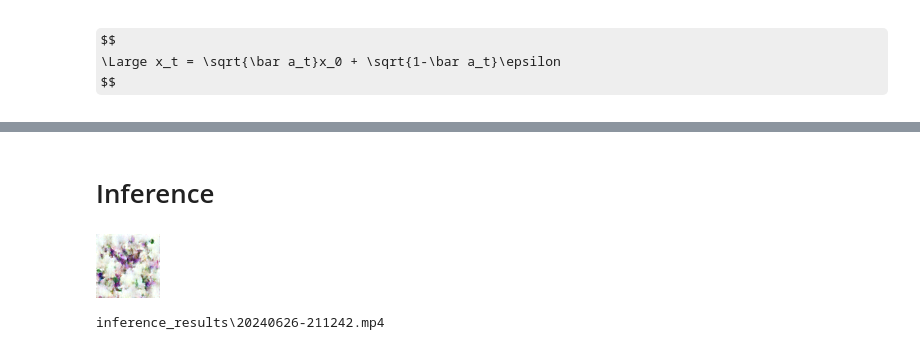
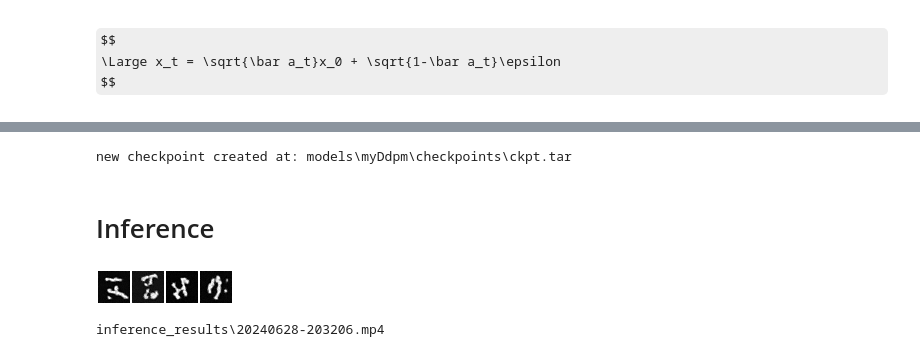
Before and after one commit to Grazvy/Diffusion_Models_demonstration, a Jupyter notebook: DDPM.ipynb, the cells around one changed output, grey strips where cells are left out. Saved outputs shown, nothing was run; the diff lists cells and outputs as text; code cells hidden in the pictures; some formulas as TeX source.

Commit message:
major rebuilt of model handling using uNetManager and further simplification

```diff
--- a/DDPM.ipynb
+++ b/DDPM.ipynb
@@ -152,17 +102,17 @@ Model Checkpoint at: Logs_Checkpoints\checkpoints\version_4
 # Algorithm 1: Training
 
 def train_one_epoch(model, sd, loader, optimizer, scaler, loss_fn, epoch=800,
-                   base_config=BaseConfig(), training_config=TrainingConfig()):
+                   base_config=BaseConfig, training_config=TrainingConfig):
 
     loss_record = MeanMetric()
     model.train()
 
     with tqdm(total=len(loader), dynamic_ncols=True) as tq:
-        tq.set_description(f"Train :: Epoch: {epoch}/{training_config.NUM_EPOCHS}")
+        tq.set_description(f"Train :: Epoch: {epoch}/{training_config['NUM_EPOCHS']}")
 
         for x0s, _ in loader:
             tq.update(1)
-            ts = torch.randint(low=1, high=training_config.TIMESTEPS, size=(x0s.shape[0],), device=base_config.DEVICE)
+            ts = torch.randint(low=1, high=training_config['TIMESTEPS'], size=(x0s.shape[0],), device=base_config['DEVICE'])
             xts, gt_noise = forward_diffusion(sd, x0s, ts)
 
             with amp.autocast():
@@ -264,46 +226,30 @@ KeyboardInterrupt:
+# %%
+m.update_checkpoint(optimizer,scaler,model)
+# %% [output]
+new checkpoint created at: models\myDdpm\checkpoints\ckpt.tar
 # %% [markdown]
 # Inference
 # %%
-model = UNet(
-    input_channels          = TrainingConfig.IMG_SHAPE[0],
-    output_channels         = TrainingConfig.IMG_SHAPE[0],
-    base_channels           = ModelConfig.BASE_CH,
-    base_channels_multiples = ModelConfig.BASE_CH_MULT,
-    apply_attention         = ModelConfig.APPLY_ATTENTION,
-    dropout_rate            = ModelConfig.DROPOUT_RATE,
-    time_multiple           = ModelConfig.TIME_EMB_MULT,
-)
-path = os.path.join(BaseConfig.root_checkpoint_dir,"version_4","ckpt.tar")
-model.load_state_dict(torch.load(path, map_location='cpu')['model'])
-
-model.to(BaseConfig.DEVICE)
-
-sd = SimpleDiffusion(
-    num_diffusion_timesteps = TrainingConfig.TIMESTEPS,
-    img_shape               = TrainingConfig.IMG_SHAPE,
-    device                  = BaseConfig.DEVICE,
-)
-
 log_dir = "inference_results"
 os.makedirs(log_dir, exist_ok=True)
 # %%
 generate_video = True
 
 ext = ".mp4" if generate_video else ".png"
 filename = f"{datetime.now().strftime('%Y%m%d-%H%M%S')}{ext}"
 
 save_path = os.path.join(log_dir, filename)
 
 generate_samples(
     model,
     sd,
-    num_images=8,#16,
+    num_images=4,#16,
     inference_logger=InferenceLogger(generate_video, save_path, nrow=4),
     timesteps=500,
-    img_shape=TrainingConfig.IMG_SHAPE,
-    device=BaseConfig.DEVICE,
+    img_shape=ModelConfig['IMG_SHAPE'],
+    device=BaseConfig['DEVICE'],
 )
 print(save_path)
 # %% [output]
-[figure, old version]
+[figure, new version]
-inference_results\20240626-211242.mp4
+inference_results\20240628-203206.mp4
```
Also changed, not shown: parts of 14 cells of this notebook.
